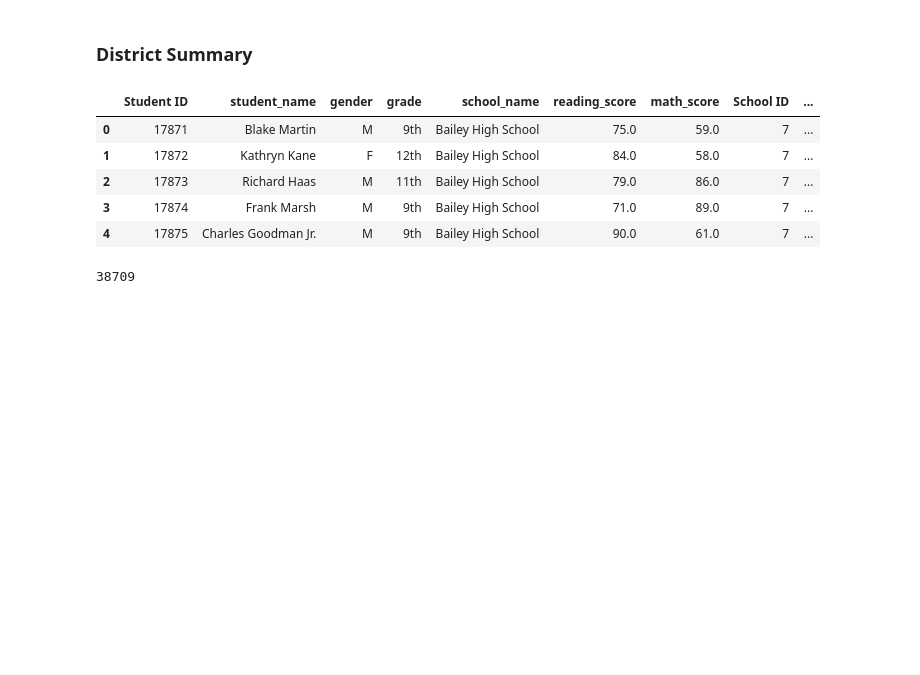
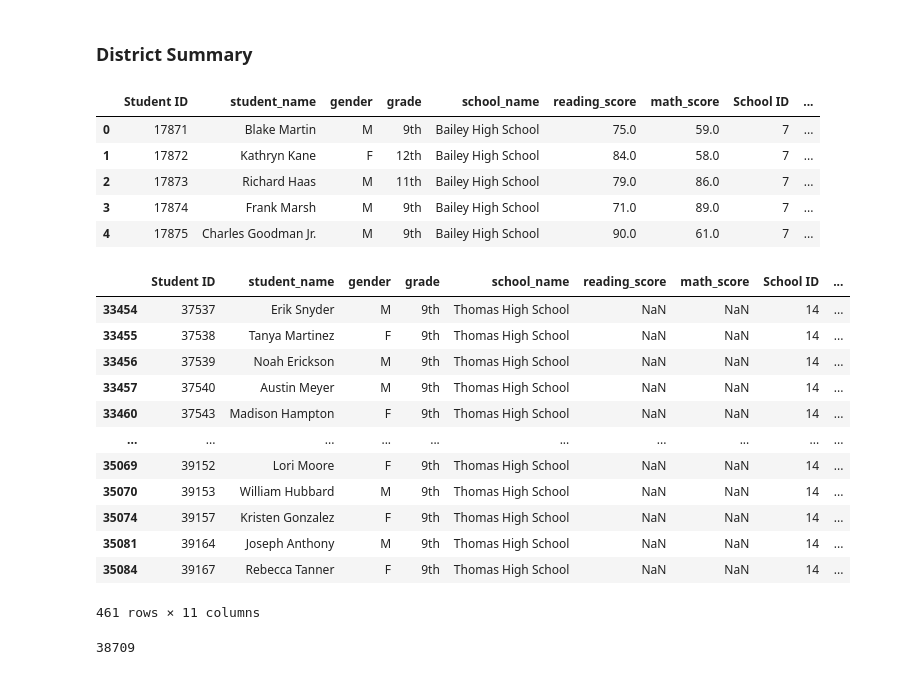
Before and after one commit to willenny/School_District_Analysis, a Jupyter notebook: PyCitySchools_Challenge.ipynb, the cells around one changed output. Cells and saved outputs as stored; diff of their text form; code cells hidden in the pictures; blank space fills up the shorter version.

Commit message:
Checking work

```diff
--- a/PyCitySchools_Challenge.ipynb
+++ b/PyCitySchools_Challenge.ipynb
@@ -127,6 +127,24 @@ school_data_complete_df.head()
 | 2 | 17873 | Richard Haas | M | 11th | Bailey High School | 79.0 | 86.0 | 7 | ... |
 | 3 | 17874 | Frank Marsh | M | 9th | Bailey High School | 71.0 | 89.0 | 7 | ... |
 | 4 | 17875 | Charles Goodman Jr. | M | 9th | Bailey High School | 90.0 | 61.0 | 7 | ... |
+# %%
+# checking to make sure ninth grade students from Thomas HS are still NaN
+check_df = school_data_complete_df.loc[(school_data_complete_df["grade"]=="9th") & (school_data_complete_df["school_name"]=="Thomas High School")]
+check_df
+# %% [output]
+|  | Student ID | student_name | gender | grade | school_name | reading_score | math_score | School ID | ... |
+| 33454 | 37537 | Erik Snyder | M | 9th | Thomas High School | NaN | NaN | 14 | ... |
+| 33455 | 37538 | Tanya Martinez | F | 9th | Thomas High School | NaN | NaN | 14 | ... |
+| 33456 | 37539 | Noah Erickson | M | 9th | Thomas High School | NaN | NaN | 14 | ... |
+| 33457 | 37540 | Austin Meyer | M | 9th | Thomas High School | NaN | NaN | 14 | ... |
+| 33460 | 37543 | Madison Hampton | F | 9th | Thomas High School | NaN | NaN | 14 | ... |
+| ... | ... | ... | ... | ... | ... | ... | ... | ... | ... |
+| 35069 | 39152 | Lori Moore | F | 9th | Thomas High School | NaN | NaN | 14 | ... |
+| 35070 | 39153 | William Hubbard | M | 9th | Thomas High School | NaN | NaN | 14 | ... |
+| 35074 | 39157 | Kristen Gonzalez | F | 9th | Thomas High School | NaN | NaN | 14 | ... |
+| 35081 | 39164 | Joseph Anthony | M | 9th | Thomas High School | NaN | NaN | 14 | ... |
+| 35084 | 39167 | Rebecca Tanner | F | 9th | Thomas High School | NaN | NaN | 14 | ... |
+461 rows × 11 columns
 # %%
 # Calculate the Totals (Schools and Students)
 school_count = len(school_data_complete_df["school_name"].unique())
```
Also changed, not shown: parts of 2 cells of this notebook, 5 other files.
